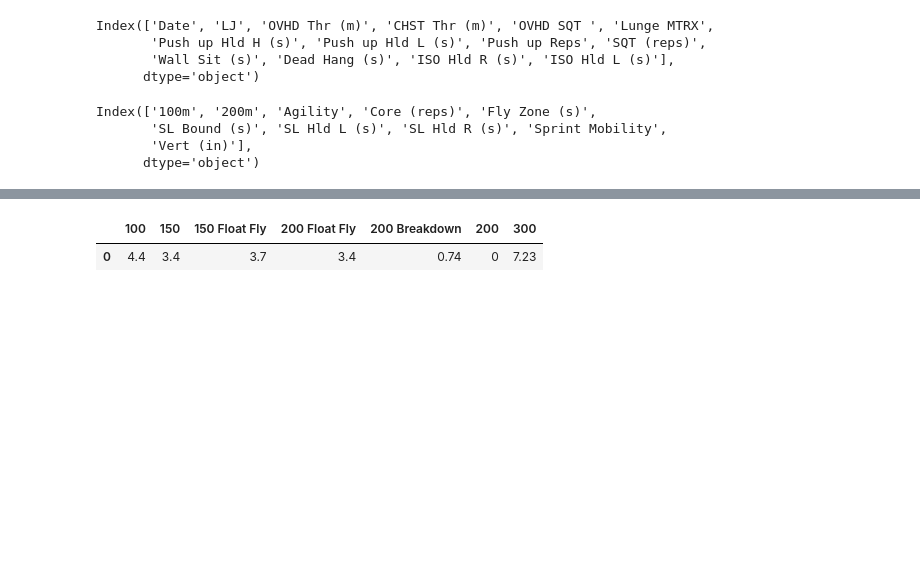
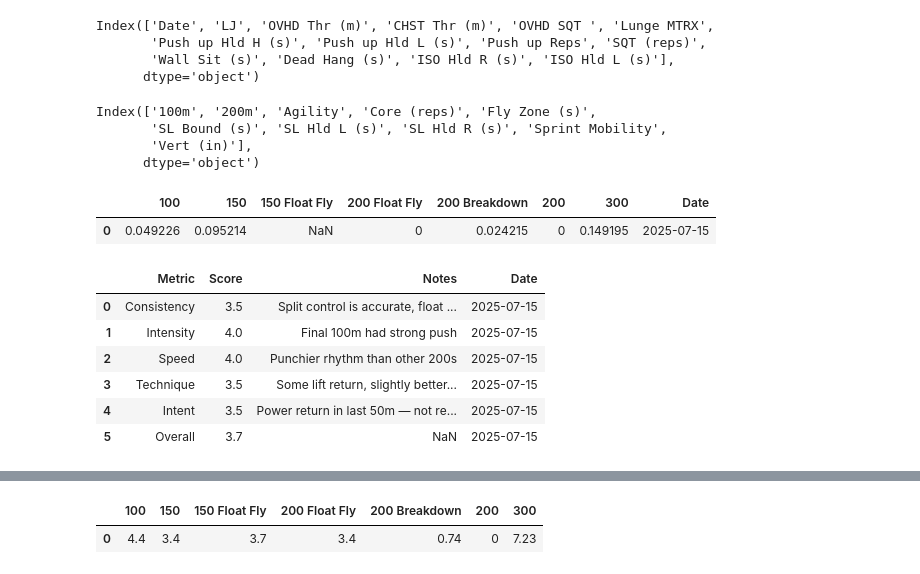
Before and after one commit to hfn13/MoKnowsLife, a Jupyter notebook: MoKnowsLife.ipynb, the cells around one changed output, grey strips where cells are left out. Saved outputs shown, nothing was run; the diff lists cells and outputs as text; code cells hidden in the pictures; blank space fills up the shorter version.

```diff
--- a/MoKnowsLife.ipynb
+++ b/MoKnowsLife.ipynb
@@ -98,10 +111,55 @@ trend_tests_df = pd.DataFrame(['100','150','150 Float', '200 Float', '200 Breakd
 trend_tests_df.to_csv('trend_tests.csv')
 # %%
 cons_v_dist = pd.read_excel(r"C:\Users\cex\Desktop\moknowslife\Demo Dashboard.xlsx", sheet_name='Consistency vs Distance')
+cons_v_dist['Date'] = pd.to_datetime('15-7-2025', dayfirst=True)
 cons_v_dist.to_csv('Consistency vs Distance.csv')
 eff_v_time = pd.read_excel(r"C:\Users\cex\Desktop\moknowslife\Demo Dashboard.xlsx", sheet_name='Effort vs Time')
+eff_v_time['Date'] = pd.to_datetime('15-7-2025', dayfirst=True)
 eff_v_time.to_csv('Effort vs Time.csv')
 perf_v_dist = pd.read_excel(r"C:\Users\cex\Desktop\moknowslife\Demo Dashboard.xlsx", sheet_name='Performance vs Distance')
+perf_v_dist['Date'] = pd.to_datetime('15-7-2025', dayfirst=True)
 perf_v_dist.to_csv('Performance vs Distance.csv')
 drop_v_dist = pd.read_excel(r"C:\Users\cex\Desktop\moknowslife\Demo Dashboard.xlsx", sheet_name='Drop % vs Distance')
+drop_v_dist['Date'] = pd.to_datetime('15-7-2025', dayfirst=True)
 drop_v_dist.to_csv('Drop % vs Distance.csv')
+
+drop_v_dist
+# %% [output]
+|  | 100 | 150 | 150 Float Fly | 200 Float Fly | 200 Breakdown | 200 | 300 | Date |
+| 0 | 0.049226 | 0.095214 | NaN | 0 | 0.024215 | 0 | 0.149195 | 2025-07-15 |
+# %%
+import pandas as pd
+
+twox100m = pd.read_excel(r"C:\Users\cex\Desktop\moknowslife\Demo Dashboard.xlsx", sheet_name='2x100 CISTI')
+twox100m['Date'] = pd.to_datetime('15-7-2025', dayfirst=True)
+twox100m.to_csv('2x100 CISTI.csv')
+threex300m = pd.read_excel(r"C:\Users\cex\Desktop\moknowslife\Demo Dashboard.xlsx", sheet_name='3x300m CISTI')
+threex300m['Date'] = pd.to_datetime('15-7-2025', dayfirst=True)
+threex300m.to_csv('3x300m CISTI.csv')
+twox150m = pd.read_excel(r"C:\Users\cex\Desktop\moknowslife\Demo Dashboard.xlsx", sheet_name='2x150m CISTI')
+twox150m['Date'] = pd.to_datetime('15-7-2025', dayfirst=True)
+twox150m.to_csv('2x150m CISTI.csv')
+two_breakdown = pd.read_excel(r"C:\Users\cex\Desktop\moknowslife\Demo Dashboard.xlsx", sheet_name='200m break CISTI')
+two_breakdown['Date'] = pd.to_datetime('15-7-2025', dayfirst=True)
+two_breakdown.to_csv('200m break CISTI.csv')
+two_split = pd.read_excel(r"C:\Users\cex\Desktop\moknowslife\Demo Dashboard.xlsx", sheet_name='200m Split CISTI')
+two_split['Date'] = pd.to_datetime('15-7-2025', dayfirst=True)
+two_split.to_csv('200m Split CISTI.csv')
+three_at_85 = pd.read_excel(r"C:\Users\cex\Desktop\moknowslife\Demo Dashboard.xlsx", sheet_name='300m @85% CISTI')
+three_at_85['Date'] = pd.to_datetime('15-7-2025', dayfirst=True)
+three_at_85.to_csv('300m @85% CISTI.csv')
+
+two_split
+#twox100m
+#threex300m
+#twox150m
+#two_breakdown
+#three_at_85
+# %% [output]
+|  | Metric | Score | Notes | Date |
+| 0 | Consistency | 3.5 | Split control is accurate, float ... | 2025-07-15 |
+| 1 | Intensity | 4.0 | Final 100m had strong push | 2025-07-15 |
+| 2 | Speed | 4.0 | Punchier rhythm than other 200s | 2025-07-15 |
+| 3 | Technique | 3.5 | Some lift return, slightly better... | 2025-07-15 |
+| 4 | Intent | 3.5 | Power return in last 50m — not re... | 2025-07-15 |
+| 5 | Overall | 3.7 | NaN | 2025-07-15 |
```
Also changed, not shown: parts of 3 cells of this notebook, 30 other files.
